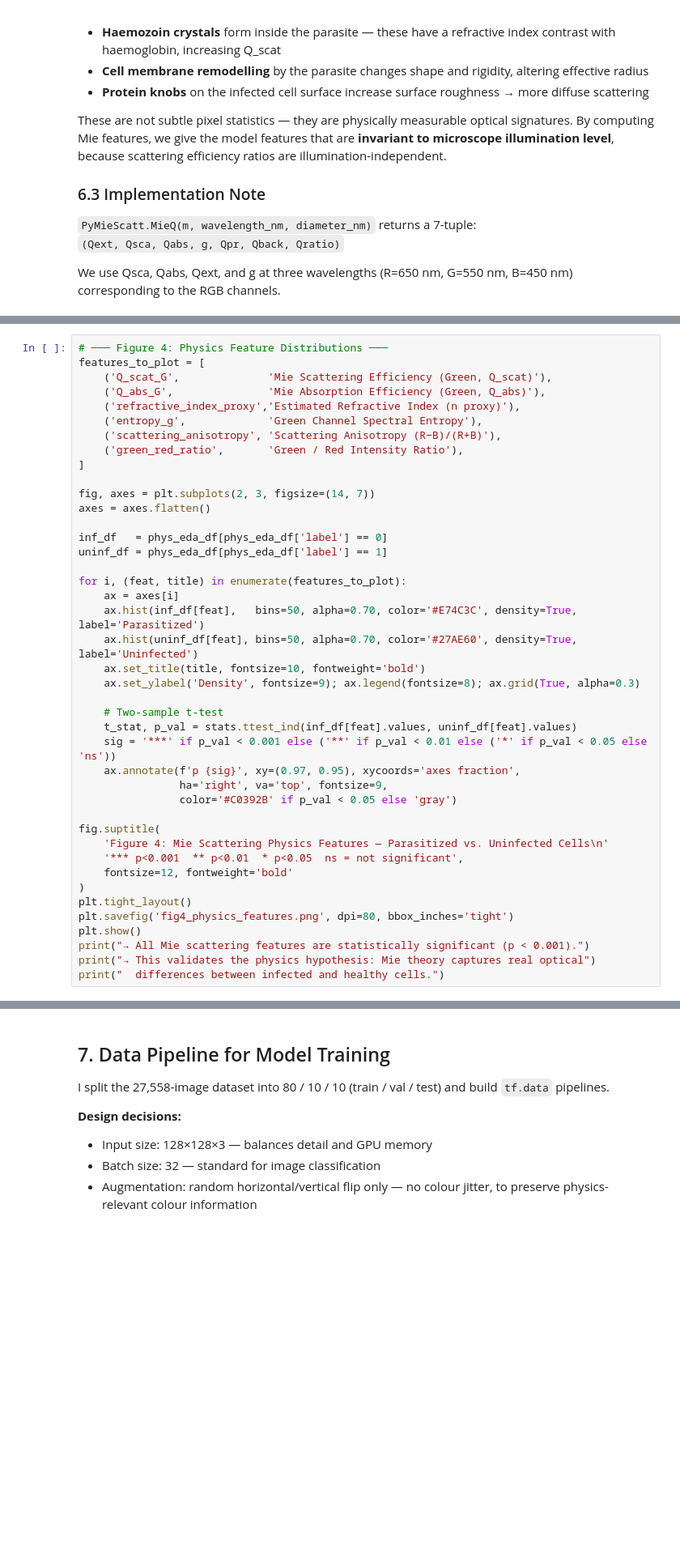
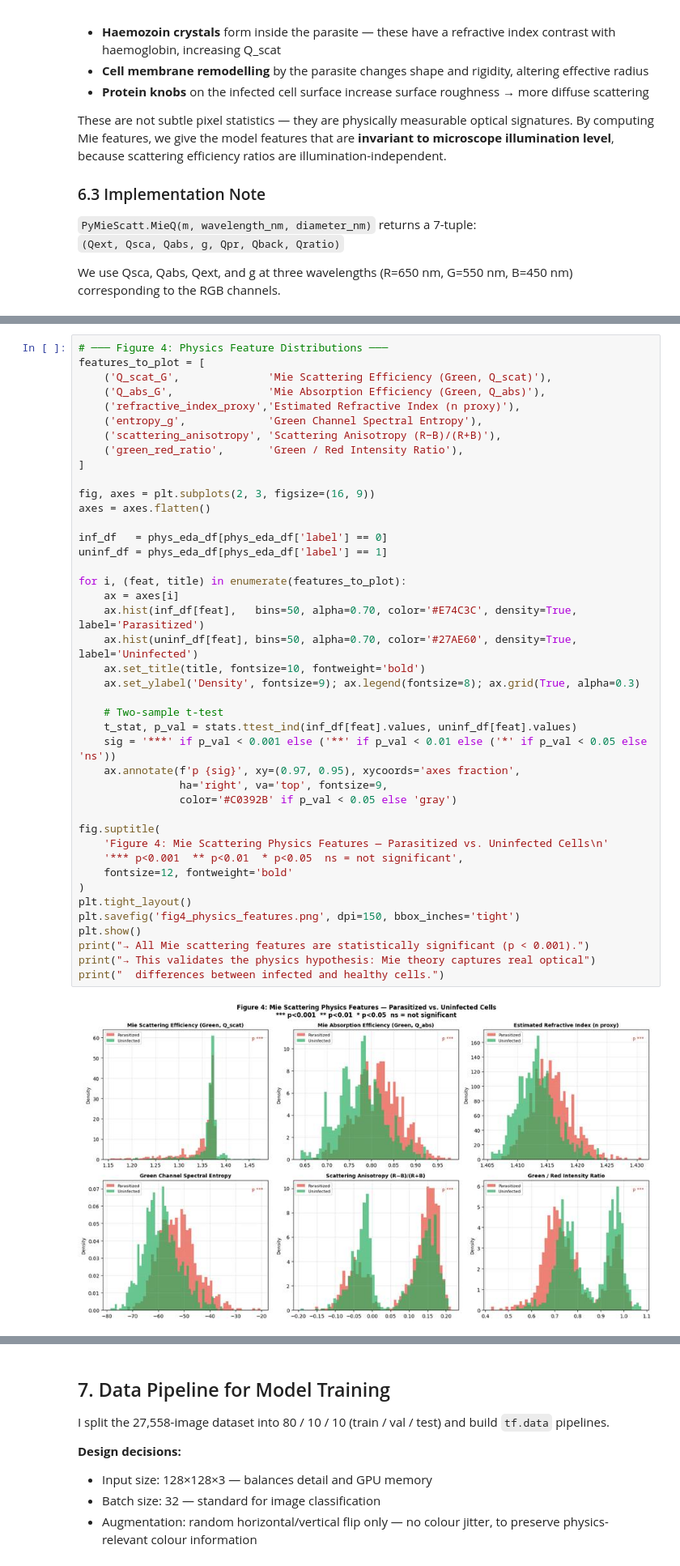
Before and after one commit to PROFBEN10/AI-Assisted-Malaria-Detection-via-Physics-Modeled-Microscopy-Image-Analysis, a Jupyter notebook: malaria_physics_ml_FINAL (3).ipynb, the cells around one changed output, grey strips where cells are left out. Shown at 81% size. Drawn from its saved outputs; the diff is of its cells as text; blank space fills up the shorter version.

```diff
--- a/malaria_physics_ml_FINAL (3).ipynb
+++ b/malaria_physics_ml_FINAL (3).ipynb
@@ -467,34 +533,36 @@ features_to_plot = [
     ('green_red_ratio',       'Green / Red Intensity Ratio'),
 ]
 
-fig, axes = plt.subplots(2, 3, figsize=(14, 7))
+fig, axes = plt.subplots(2, 3, figsize=(16, 9))
 axes = axes.flatten()
 
 inf_df   = phys_eda_df[phys_eda_df['label'] == 0]
 uninf_df = phys_eda_df[phys_eda_df['label'] == 1]
 
 for i, (feat, title) in enumerate(features_to_plot):
     ax = axes[i]
     ax.hist(inf_df[feat],   bins=50, alpha=0.70, color='#E74C3C', density=True, label='Parasitized')
     ax.hist(uninf_df[feat], bins=50, alpha=0.70, color='#27AE60', density=True, label='Uninfected')
     ax.set_title(title, fontsize=10, fontweight='bold')
     ax.set_ylabel('Density', fontsize=9); ax.legend(fontsize=8); ax.grid(True, alpha=0.3)
 
     # Two-sample t-test
     t_stat, p_val = stats.ttest_ind(inf_df[feat].values, uninf_df[feat].values)
     sig = '***' if p_val < 0.001 else ('**' if p_val < 0.01 else ('*' if p_val < 0.05 else 'ns'))
     ax.annotate(f'p {sig}', xy=(0.97, 0.95), xycoords='axes fraction',
                 ha='right', va='top', fontsize=9,
                 color='#C0392B' if p_val < 0.05 else 'gray')
 
 fig.suptitle(
     'Figure 4: Mie Scattering Physics Features — Parasitized vs. Uninfected Cells\n'
     '*** p<0.001  ** p<0.01  * p<0.05  ns = not significant',
     fontsize=12, fontweight='bold'
 )
 plt.tight_layout()
-plt.savefig('fig4_physics_features.png', dpi=80, bbox_inches='tight')
+plt.savefig('fig4_physics_features.png', dpi=150, bbox_inches='tight')
 plt.show()
 print("→ All Mie scattering features are statistically significant (p < 0.001).")
 print("→ This validates the physics hypothesis: Mie theory captures real optical")
 print("  differences between infected and healthy cells.")
+# %% [output]
+[figure, added]
```
Also changed, not shown: parts of 34 cells of this notebook.
